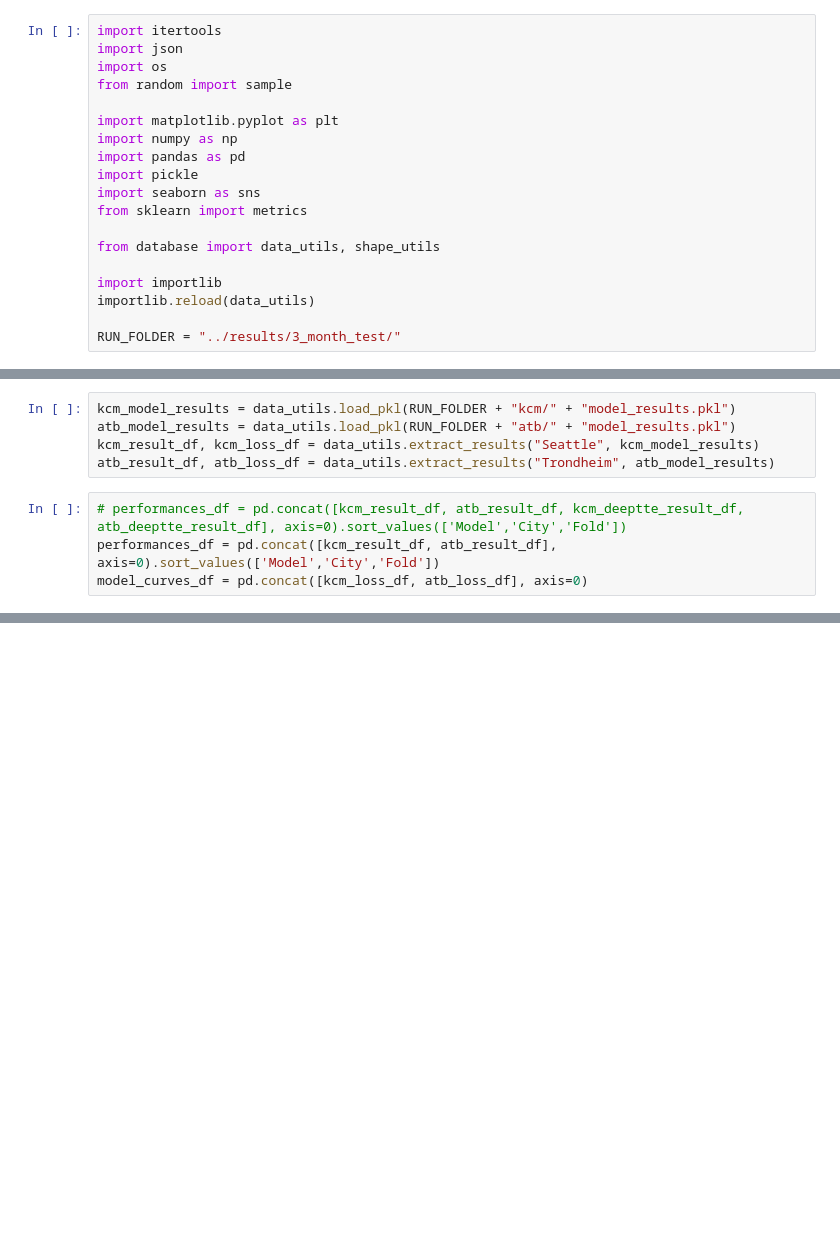
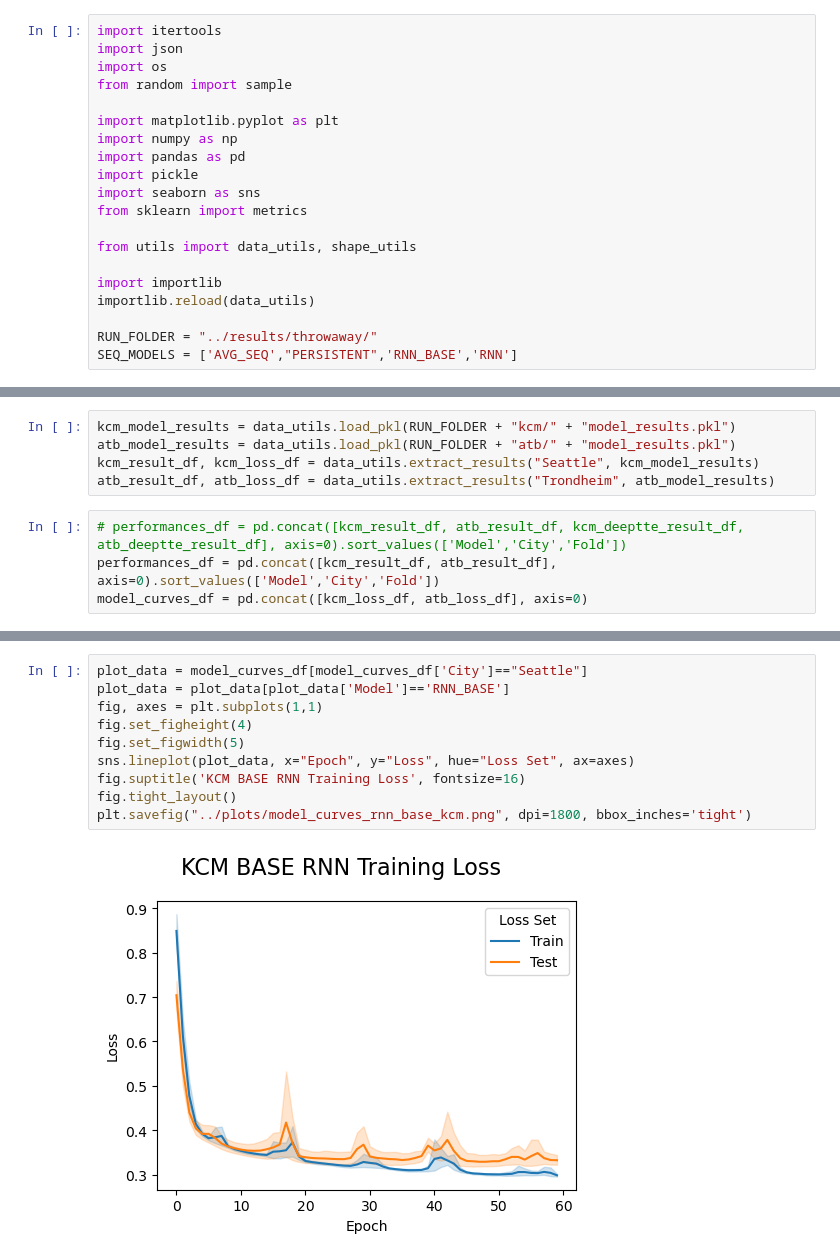
Before and after one commit to zackAemmer/generalizable_travel_times, a Jupyter notebook: src/explore_results.ipynb, the cells around one changed output, grey strips where cells are left out. Saved outputs shown, nothing was run; the diff lists cells and outputs as text; blank space fills up the shorter version.

Commit message:
Add RNN, avg, persistent models. Various updates

```diff
--- a/src/explore_results.ipynb
+++ b/src/explore_results.ipynb
@@ -11,10 +11,11 @@ import pickle
 import seaborn as sns
 from sklearn import metrics
 
-from database import data_utils, shape_utils
+from utils import data_utils, shape_utils
 
 import importlib
 importlib.reload(data_utils)
 
-RUN_FOLDER = "../results/3_month_test/"
+RUN_FOLDER = "../results/throwaway/"
+SEQ_MODELS = ['AVG_SEQ',"PERSISTENT",'RNN_BASE','RNN']
 # %%
@@ -72,0 +92,12 @@ plt.savefig("../plots/model_curves_ff_atb.png", dpi=1800, bbox_inches='tight')
+# %%
+plot_data = model_curves_df[model_curves_df['City']=="Seattle"]
+plot_data = plot_data[plot_data['Model']=='RNN_BASE']
+fig, axes = plt.subplots(1,1)
+fig.set_figheight(4)
+fig.set_figwidth(5)
+sns.lineplot(plot_data, x="Epoch", y="Loss", hue="Loss Set", ax=axes)
+fig.suptitle('KCM BASE RNN Training Loss', fontsize=16)
+fig.tight_layout()
+plt.savefig("../plots/model_curves_rnn_base_kcm.png", dpi=1800, bbox_inches='tight')
+# %% [output]
+[figure, added]
```
Also changed, not shown: parts of 13 cells of this notebook, 7 other files.
